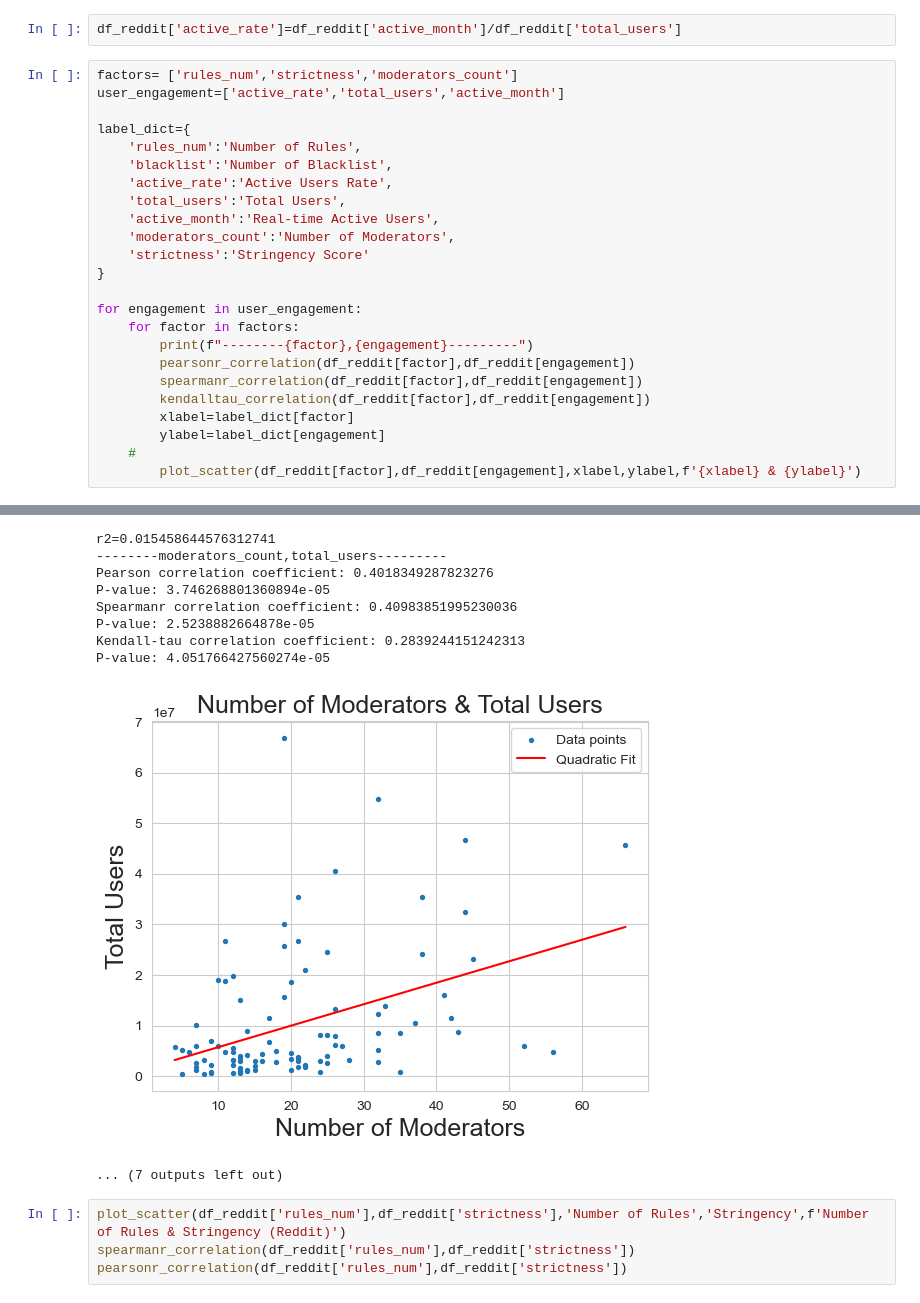
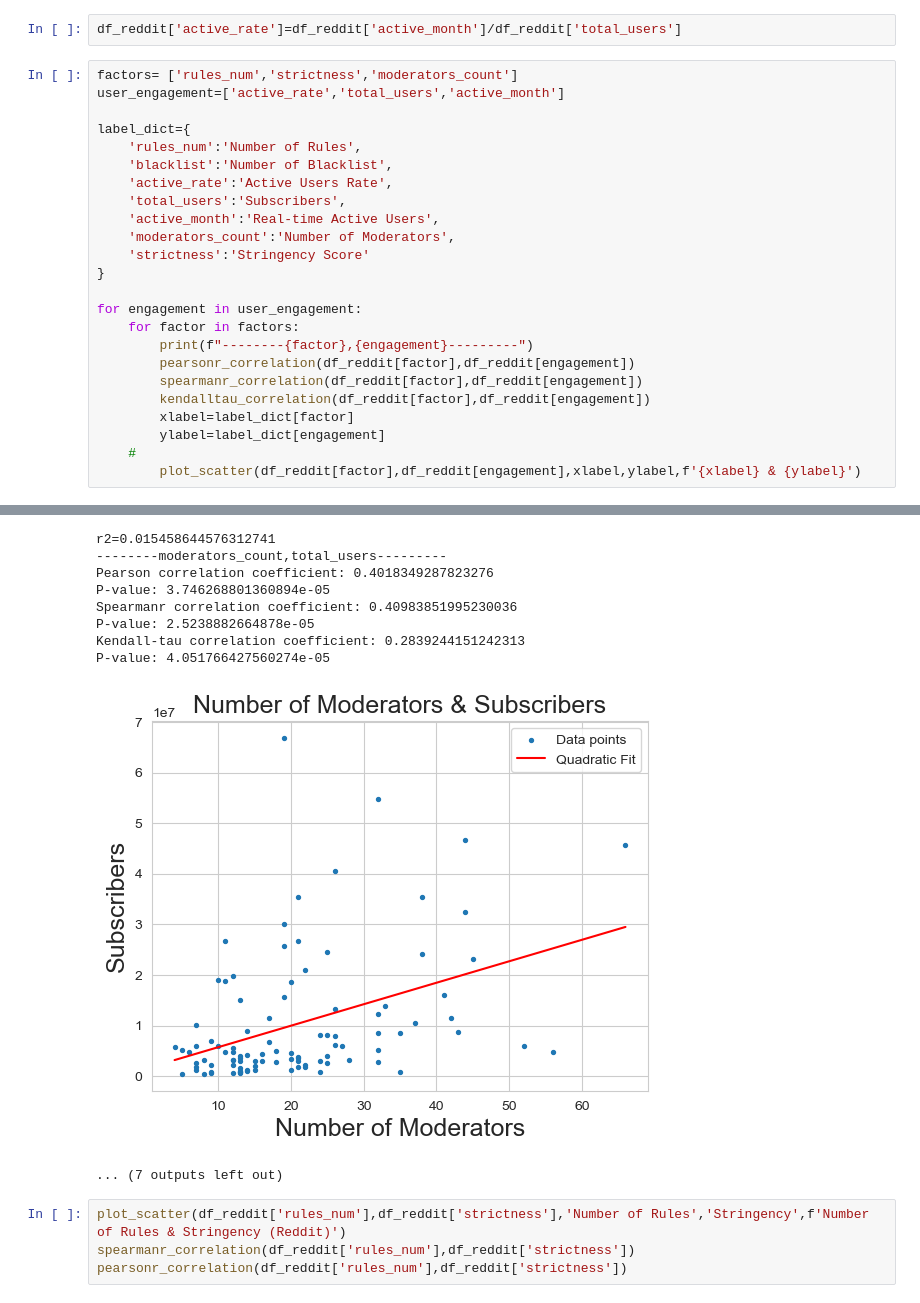
Before and after one commit to fht-epfl/socialmedia_project, a Jupyter notebook: analysis/statistic_analysis.ipynb, the cells around one changed output, grey strips where cells are left out. Saved outputs shown, nothing was run; the diff lists cells and outputs as text.

```diff
--- a/analysis/statistic_analysis.ipynb
+++ b/analysis/statistic_analysis.ipynb
@@ -219,7 +222,7 @@ label_dict={
     'rules_num':'Number of Rules',
     'blacklist':'Number of Blacklist',
     'active_rate':'Active Users Rate',
-    'total_users':'Total Users',
+    'total_users':'Subscribers',
     'active_month':'Real-time Active Users',
     'moderators_count':'Number of Moderators',
     'strictness':'Stringency Score'
@@ -283,12 +286,12 @@ P-value: 0.04104283799643381
 r2=0.015458644576312741
 --------moderators_count,total_users---------
 Pearson correlation coefficient: 0.4018349287823276
 P-value: 3.746268801360894e-05
 Spearmanr correlation coefficient: 0.40983851995230036
 P-value: 2.5238882664878e-05
 Kendall-tau correlation coefficient: 0.2839244151242313
 P-value: 4.051766427560274e-05
-[figure, old version]
+[figure, new version]
 ... (7 outputs left out)
 # %%
 plot_scatter(df_reddit['rules_num'],df_reddit['strictness'],'Number of Rules','Stringency',f'Number of Rules & Stringency (Reddit)')
```
Also changed, not shown: parts of 2 cells of this notebook.
